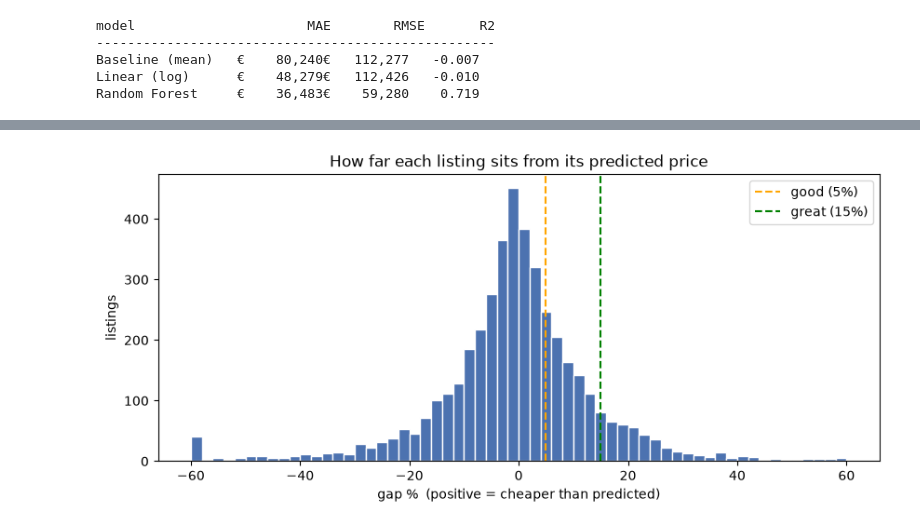
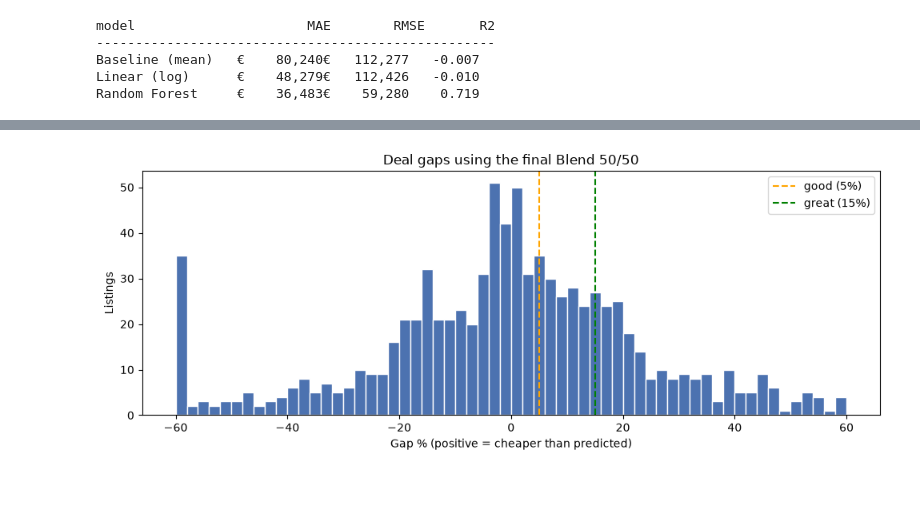
Before and after one commit to saraaaa878878/project-tirana-deal-finder, a Jupyter notebook: notebooks/02_modeling.ipynb, the cells around one changed output, grey strips where cells are left out. Drawn from its saved outputs; the diff is of its cells as text; code cells hidden in the pictures; blank space fills up the shorter version.

Commit message:
Restore 02_modeling notebook

```diff
--- a/notebooks/02_modeling.ipynb
+++ b/notebooks/02_modeling.ipynb
@@ -234,37 +326,79 @@ AI assistant will call. We're testing the real thing.
 # %%
 from backend import model
+import matplotlib.pyplot as plt
 
-# Predict on EVERY listing, then score each against its asking price.
-work = ml_df.copy()
-work["predicted"] = rf_model.predict(model.build_features(work))
-work["gap_pct"] = (work["predicted"] - work["price_in_euro"]) / work["predicted"] * 100
-work["grade"] = [
-    model.score_deal(p, a)["grade"]
-    for p, a in zip(work["predicted"], work["price_in_euro"])
+# Use only unseen test listings for an honest deal evaluation.
+work=ml_df.loc[X_test.index].copy()
+work["predicted"]=(et.predict(X_test)+hgb.predict(X_test))/2
+
+work["gap_pct"]=(
+    (work["predicted"]-work["price_in_euro"])
+    /work["predicted"]*100
+)
+
+work["grade"]=[
+    model.score_deal(predicted,actual)["grade"]
+    for predicted,actual in zip(
+        work["predicted"],
+        work["price_in_euro"]
+    )
 ]
 
-# 1. How do listings split across the three grades?
 print("Deal grade distribution:")
 print(work["grade"].value_counts())
-print((work["grade"].value_counts(normalize=True) * 100).round(1).astype(str) + " %")
 
-# 2. Visualize the gap distribution with the thresholds marked.
-import matplotlib.pyplot as plt
-plt.figure(figsize=(10, 4))
-plt.hist(work["gap_pct"].clip(-60, 60), bins=60, color="#4C72B0", edgecolor="white")
-plt.axvline(model.GOOD_DEAL_GAP * 100, color="orange", linestyle="--", label="good (5%)")
-plt.axvline(model.GREAT_DEAL_GAP * 100, color="green", linestyle="--", label="great (15%)")
-plt.xlabel("gap %  (positive = cheaper than predicted)")
-plt.ylabel("listings")
-plt.title("How far each listing sits from its predicted price")
+print("\nDeal grade percentages:")
+print(
+    (work["grade"].value_counts(normalize=True)*100)
+    .round(1)
+    .astype(str)+" %"
+)
+
+plt.figure(figsize=(10,4))
+plt.hist(
+    work["gap_pct"].clip(-60,60),
+    bins=60,
+    color="#4C72B0",
+    edgecolor="white"
+)
+plt.axvline(
+    model.GOOD_DEAL_GAP*100,
+    color="orange",
+    linestyle="--",
+    label="good (5%)"
+)
+plt.axvline(
+    model.GREAT_DEAL_GAP*100,
+    color="green",
+    linestyle="--",
+    label="great (15%)"
+)
+plt.xlabel("Gap % (positive = cheaper than predicted)")
+plt.ylabel("Listings")
+plt.title("Deal gaps using the final Blend 50/50")
 plt.legend()
+plt.tight_layout()
 plt.show()
 
-# 3. Do the top "great deals" look believable?
-cols = ["listing_id", "price_in_euro", "predicted", "gap_pct", "square_meters",
-        "bedrooms", "address"]
-print("\nTop 5 'great' deals (biggest gap):")
-print(work[work["grade"] == "great"].sort_values("gap_pct", ascending=False)[cols].head())
+cols=[
+    "listing_id",
+    "price_in_euro",
+    "predicted",
+    "gap_pct",
+    "grade",
+    "square_meters",
+    "bedrooms",
+    "address",
+    "zone"
+]
+cols=[col for col in cols if col in work.columns]
+
+print("\nTop 5 great deals:")
+display(
+    work[work["grade"]=="great"]
+    .sort_values("gap_pct",ascending=False)[cols]
+    .head(5)
+)
 # %% [output]
 Deal grade distribution:
 grade
@@ -279,2 +415,2 @@ great    10.1 %
 Name: proportion, dtype: str
-[figure, old version]
+[figure, new version]
```
Also changed, not shown: parts of 8 cells of this notebook.
